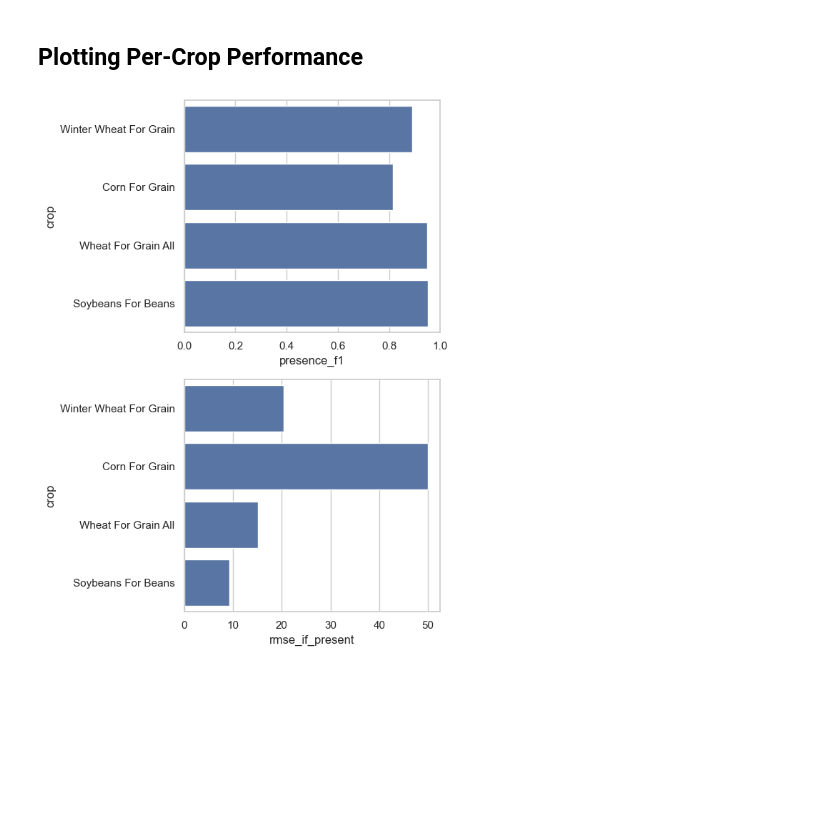
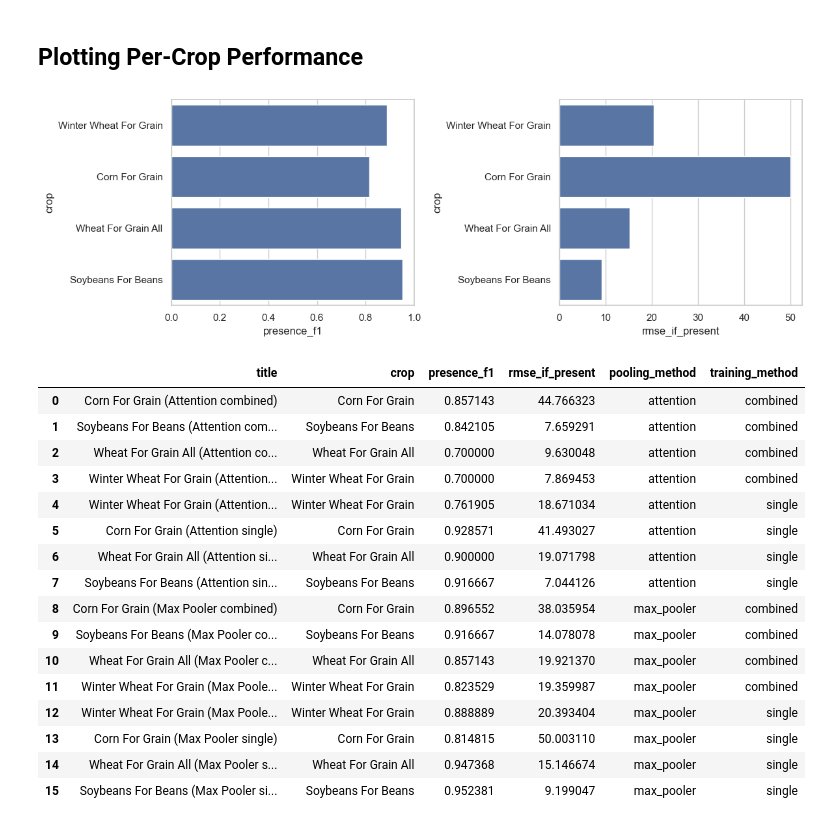
Before and after one commit to KaiDove1/ML_Project, a Jupyter notebook: project/compare_results.ipynb, the cells around one changed output. Cells and saved outputs as stored; diff of their text form; code cells hidden in the pictures; blank space fills up the shorter version.

```diff
--- a/project/compare_results.ipynb
+++ b/project/compare_results.ipynb
@@ -114,25 +115,50 @@ approach_scores
 # %% [markdown]
 ## Plotting Per-Crop Performance
 # %%
-max_pooler_single = crop_perfs[(crop_perfs['pooling_method'] == 'max_pooler') & (crop_perfs['training_method'] == 'single')]
-max_pooler_single.loc[:, 'crop'] = max_pooler_single['crop'].map(lambda c: 'Hemp' if 'Hemp' in c else c)
+max_pooler_single = crop_perfs[
+    (crop_perfs["pooling_method"] == "max_pooler")
+    & (crop_perfs["training_method"] == "single")
+]
+max_pooler_single.loc[:, "crop"] = max_pooler_single["crop"].map(
+    lambda c: "Hemp" if "Hemp" in c else c
+)
 
-plt.subplots(2, 1, figsize=(6, 8))
-plt.subplot(2, 1, 1)
+plt.subplots(1, 2, figsize=(12, 4))
+plt.subplot(1, 2, 1)
 sns.barplot(
     max_pooler_single,
-    x='presence_f1',
-    y='crop',
-    orient='h',
+    x="presence_f1",
+    y="crop",
+    orient="h",
 )
-plt.subplot(2, 1, 2)
+plt.subplot(1, 2, 2)
 sns.barplot(
     max_pooler_single,
-    x='rmse_if_present',
-    y='crop',
-    orient='h',
+    x="rmse_if_present",
+    y="crop",
+    orient="h",
 )
 plt.tight_layout()
 plt.show()
 # %% [output]
-[figure, old version]
+[figure, new version]
+# %%
+crop_perfs
+# %% [output]
+|  | title | crop | presence_f1 | rmse_if_present | pooling_method | training_method |
+| 0 | Corn For Grain (Attention combined) | Corn For Grain | 0.857143 | 44.766323 | attention | combined |
+| 1 | Soybeans For Beans (Attention com... | Soybeans For Beans | 0.842105 | 7.659291 | attention | combined |
+| 2 | Wheat For Grain All (Attention co... | Wheat For Grain All | 0.700000 | 9.630048 | attention | combined |
+| 3 | Winter Wheat For Grain (Attention... | Winter Wheat For Grain | 0.700000 | 7.869453 | attention | combined |
+| 4 | Winter Wheat For Grain (Attention... | Winter Wheat For Grain | 0.761905 | 18.671034 | attention | single |
+| 5 | Corn For Grain (Attention single) | Corn For Grain | 0.928571 | 41.493027 | attention | single |
+| 6 | Wheat For Grain All (Attention si... | Wheat For Grain All | 0.900000 | 19.071798 | attention | single |
+| 7 | Soybeans For Beans (Attention sin... | Soybeans For Beans | 0.916667 | 7.044126 | attention | single |
+| 8 | Corn For Grain (Max Pooler combined) | Corn For Grain | 0.896552 | 38.035954 | max_pooler | combined |
+| 9 | Soybeans For Beans (Max Pooler co... | Soybeans For Beans | 0.916667 | 14.078078 | max_pooler | combined |
+| 10 | Wheat For Grain All (Max Pooler c... | Wheat For Grain All | 0.857143 | 19.921370 | max_pooler | combined |
+| 11 | Winter Wheat For Grain (Max Poole... | Winter Wheat For Grain | 0.823529 | 19.359987 | max_pooler | combined |
+| 12 | Winter Wheat For Grain (Max Poole... | Winter Wheat For Grain | 0.888889 | 20.393404 | max_pooler | single |
+| 13 | Corn For Grain (Max Pooler single) | Corn For Grain | 0.814815 | 50.003110 | max_pooler | single |
+| 14 | Wheat For Grain All (Max Pooler s... | Wheat For Grain All | 0.947368 | 15.146674 | max_pooler | single |
+| 15 | Soybeans For Beans (Max Pooler si... | Soybeans For Beans | 0.952381 | 9.199047 | max_pooler | single |
```
Also changed, not shown: parts of 14 cells of this notebook.
